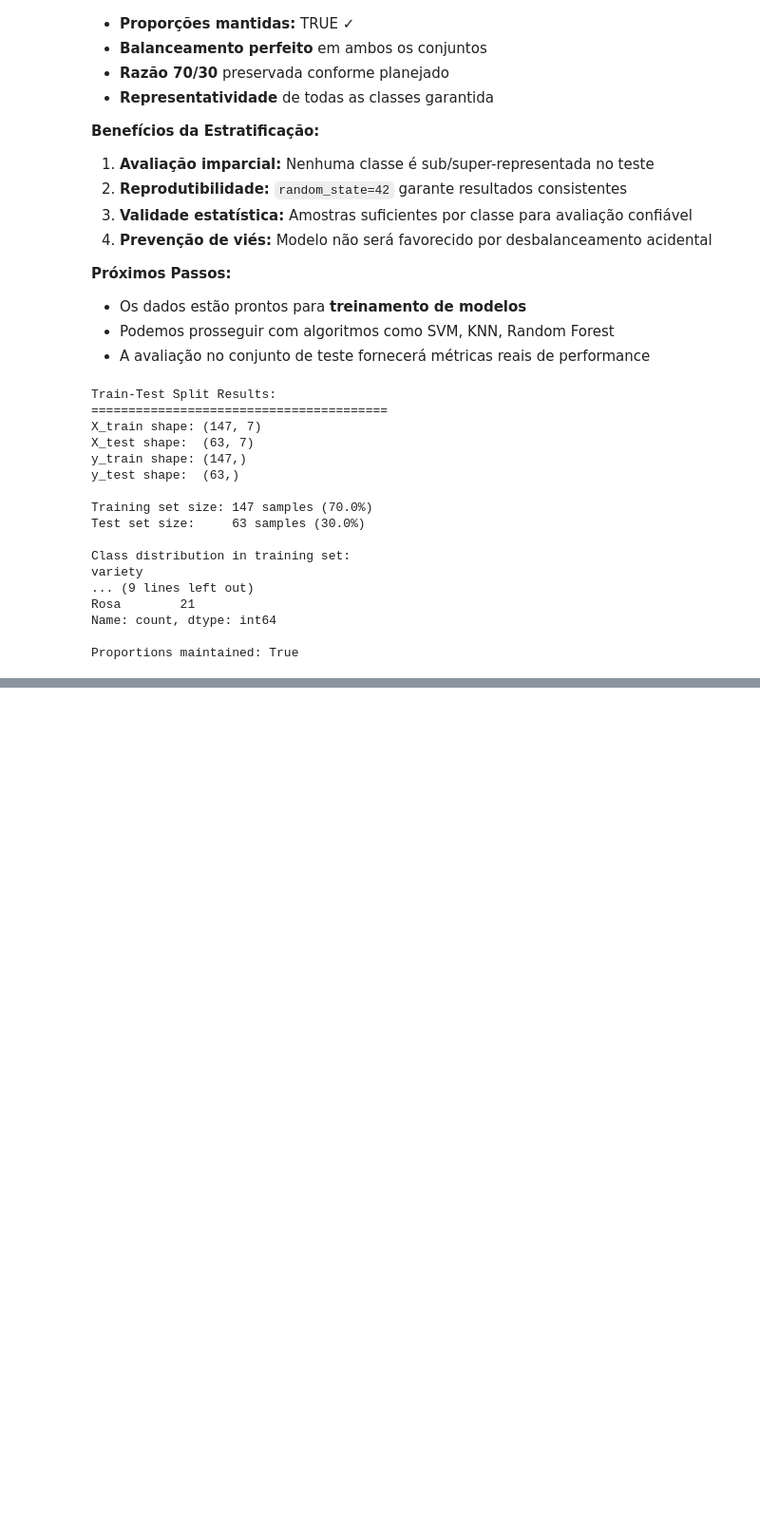
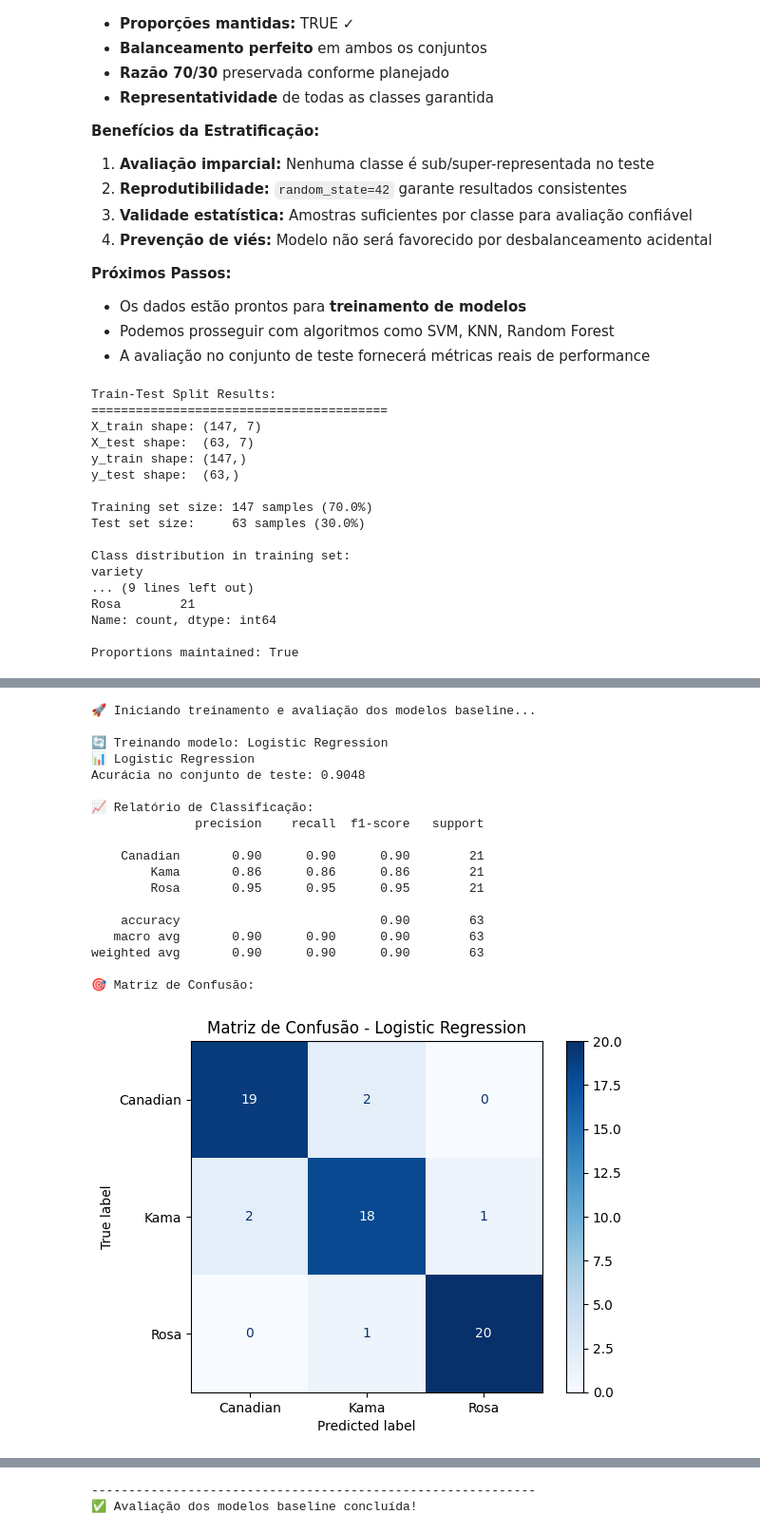
Before and after one commit to YanCotta/wheat-grain-classification, a Jupyter notebook: grain_classification.ipynb, the cells around one changed output, grey strips where cells are left out. Shown at 95% size. Saved outputs shown, nothing was run; the diff lists cells and outputs as text; code cells hidden in the pictures; blank space fills up the shorter version.

Commit message:
final notebook with completed project and analyses of results

```diff
--- a/grain_classification.ipynb
+++ b/grain_classification.ipynb
@@ -529,0 +573,14 @@ Proportions maintained: True
+# %%
+# Task 3: Create a dictionary of models to evaluate
+models = {
+    'Logistic Regression': LogisticRegression(random_state=42),
+    'KNN': KNeighborsClassifier(),
+    'SVM': SVC(random_state=42),
+    'Gaussian NB': GaussianNB(),
+    'Random Forest': RandomForestClassifier(random_state=42)
+}
+
+print("📋 Modelos preparados para avaliação:")
+for name in models.keys():
+    print(f"  • {name}")
+print(f"\nTotal de modelos: {len(models)}")
@@ -529,0 +596,56 @@ Proportions maintained: True
+# %%
+# Task 4: Create a reusable loop to train and evaluate all baseline models
+baseline_results = {}
+
+print("🚀 Iniciando treinamento e avaliação dos modelos baseline...\n")
+
+for name, model in models.items():
+    print(f"🔄 Treinando modelo: {name}")
+
+    # Train the model
+    model.fit(X_train, y_train)
+
+    # Make predictions
+    y_pred = model.predict(X_test)
+
+    # Calculate and store accuracy
+    accuracy = accuracy_score(y_test, y_pred)
+    baseline_results[name] = accuracy
+
+    # Print results
+    print(f"📊 {name}")
+    print(f"Acurácia no conjunto de teste: {accuracy:.4f}")
+    print("\n📈 Relatório de Classificação:")
+    print(classification_report(y_test, y_pred))
+
+    # Display confusion matrix
+    print("🎯 Matriz de Confusão:")
+    cm = confusion_matrix(y_test, y_pred)
+    disp = ConfusionMatrixDisplay(confusion_matrix=cm, display_labels=['Canadian', 'Kama', 'Rosa'])
+    disp.plot(cmap='Blues')
+    plt.title(f'Matriz de Confusão - {name}')
+    plt.show()
+
+    print("-" * 60)
+
+print("✅ Avaliação dos modelos baseline concluída!")
+# %% [output]
+🚀 Iniciando treinamento e avaliação dos modelos baseline...
+
+🔄 Treinando modelo: Logistic Regression
+📊 Logistic Regression
+Acurácia no conjunto de teste: 0.9048
+
+📈 Relatório de Classificação:
+              precision    recall  f1-score   support
+
+    Canadian       0.90      0.90      0.90        21
+        Kama       0.86      0.86      0.86        21
+        Rosa       0.95      0.95      0.95        21
+
+    accuracy                           0.90        63
+   macro avg       0.90      0.90      0.90        63
+weighted avg       0.90      0.90      0.90        63
+
+🎯 Matriz de Confusão:
+[figure, added]
@@ -529,0 +724,2 @@ Proportions maintained: True
+------------------------------------------------------------
+✅ Avaliação dos modelos baseline concluída!
```
Also changed, not shown: parts of 14 cells of this notebook.
